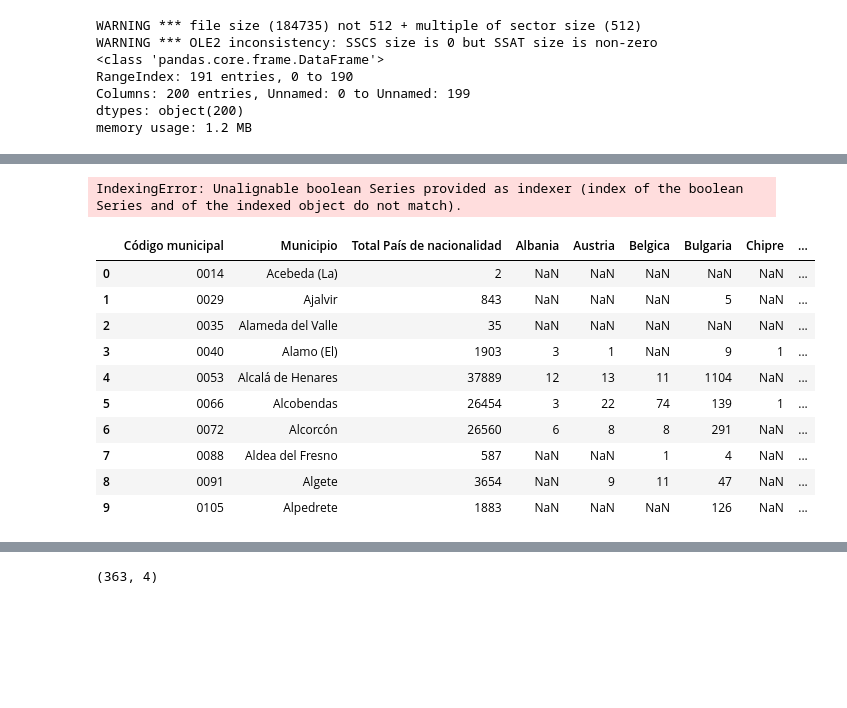
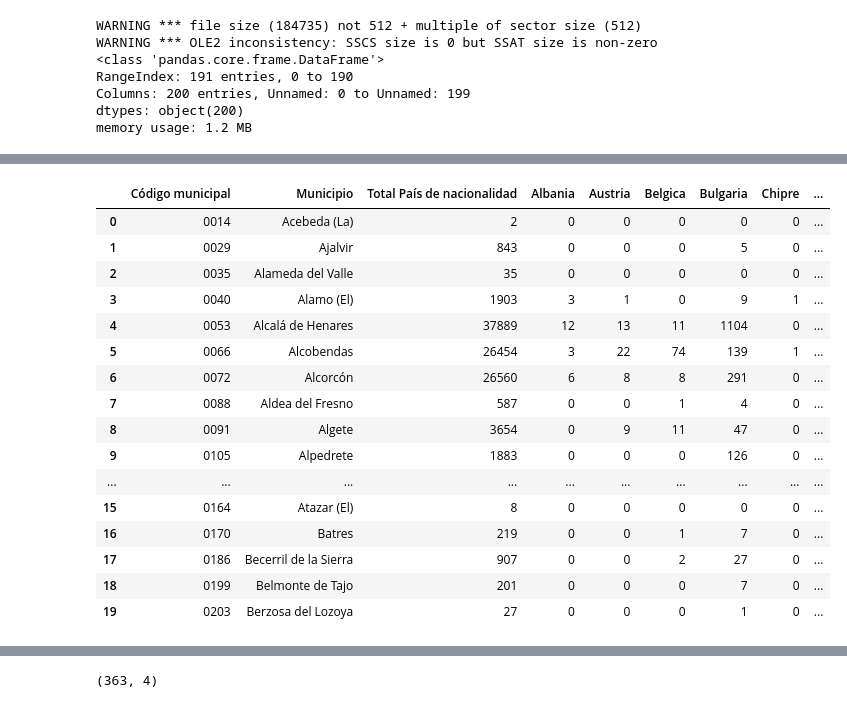
Before and after one commit to santiagofp9/Pueblos_trasnacionales, a Jupyter notebook: Hygiene.ipynb, the cells around one changed output, grey strips where cells are left out. Saved outputs shown, nothing was run; the diff lists cells and outputs as text; code cells hidden in the pictures; blank space fills up the shorter version.

```diff
--- a/Hygiene.ipynb
+++ b/Hygiene.ipynb
@@ -69,26 +50,34 @@ por_pais.head(15)
 # %%
-where = por_pais[por_pais.8.isna().any(axis=1)]
+por_pais = naci_fue.T
+where = por_pais[por_pais[9].isna()]
 #tibu.drop(butwhere.index, axis=0, inplace=True)
 
-where
+#There are several recognized countries with no citizens "empadronados",
+# but they won't be dropped on behalf of keeping a round country number.
+# They are San Marino, Santa Sede, San Vicente..., Surinám, I Marshall, I Salomón, Micronesia, Tuvalu.
-# %% [output]
-IndexingError: Unalignable boolean Series provided as indexer (index of the boolean Series and of the indexed object do not match).
 # %%
-#naci_fue.drop([8,9], axis=0, inplace=True) #Countries row out
-#naci_fue.reset_index(drop=True, inplace=True) #Reset index
+naci_fue.drop([8,9], axis=0, inplace=True) #Countries row out
+naci_fue.reset_index(drop=True, inplace=True) #Reset index
 
-#naci_fue.fillna(0, inplace=True) #Nan to 0
+naci_fue.fillna(0, inplace=True) #Nan to 0 people
 # %%
-naci_fue.head(10)
+naci_fue.head(20)
+#Funk.check_nan(naci_fue)
 # %% [output]
 |  | Código municipal | Municipio | Total País de nacionalidad | Albania | Austria | Belgica | Bulgaria | Chipre | ... |
-| 0 | 0014 | Acebeda (La) | 2 | NaN | NaN | NaN | NaN | NaN | ... |
-| 1 | 0029 | Ajalvir | 843 | NaN | NaN | NaN | 5 | NaN | ... |
-| 2 | 0035 | Alameda del Valle | 35 | NaN | NaN | NaN | NaN | NaN | ... |
-| 3 | 0040 | Alamo (El) | 1903 | 3 | 1 | NaN | 9 | 1 | ... |
-| 4 | 0053 | Alcalá de Henares | 37889 | 12 | 13 | 11 | 1104 | NaN | ... |
+| 0 | 0014 | Acebeda (La) | 2 | 0 | 0 | 0 | 0 | 0 | ... |
+| 1 | 0029 | Ajalvir | 843 | 0 | 0 | 0 | 5 | 0 | ... |
+| 2 | 0035 | Alameda del Valle | 35 | 0 | 0 | 0 | 0 | 0 | ... |
+| 3 | 0040 | Alamo (El) | 1903 | 3 | 1 | 0 | 9 | 1 | ... |
+| 4 | 0053 | Alcalá de Henares | 37889 | 12 | 13 | 11 | 1104 | 0 | ... |
 | 5 | 0066 | Alcobendas | 26454 | 3 | 22 | 74 | 139 | 1 | ... |
-| 6 | 0072 | Alcorcón | 26560 | 6 | 8 | 8 | 291 | NaN | ... |
-| 7 | 0088 | Aldea del Fresno | 587 | NaN | NaN | 1 | 4 | NaN | ... |
-| 8 | 0091 | Algete | 3654 | NaN | 9 | 11 | 47 | NaN | ... |
-| 9 | 0105 | Alpedrete | 1883 | NaN | NaN | NaN | 126 | NaN | ... |
+| 6 | 0072 | Alcorcón | 26560 | 6 | 8 | 8 | 291 | 0 | ... |
+| 7 | 0088 | Aldea del Fresno | 587 | 0 | 0 | 1 | 4 | 0 | ... |
+| 8 | 0091 | Algete | 3654 | 0 | 9 | 11 | 47 | 0 | ... |
+| 9 | 0105 | Alpedrete | 1883 | 0 | 0 | 0 | 126 | 0 | ... |
+| ... | ... | ... | ... | ... | ... | ... | ... | ... | ... |
+| 15 | 0164 | Atazar (El) | 8 | 0 | 0 | 0 | 0 | 0 | ... |
+| 16 | 0170 | Batres | 219 | 0 | 0 | 1 | 7 | 0 | ... |
+| 17 | 0186 | Becerril de la Sierra | 907 | 0 | 0 | 2 | 27 | 0 | ... |
+| 18 | 0199 | Belmonte de Tajo | 201 | 0 | 0 | 0 | 7 | 0 | ... |
+| 19 | 0203 | Berzosa del Lozoya | 27 | 0 | 0 | 0 | 1 | 0 | ... |
```
Also changed, not shown: parts of 5 cells of this notebook, 3 other files.
